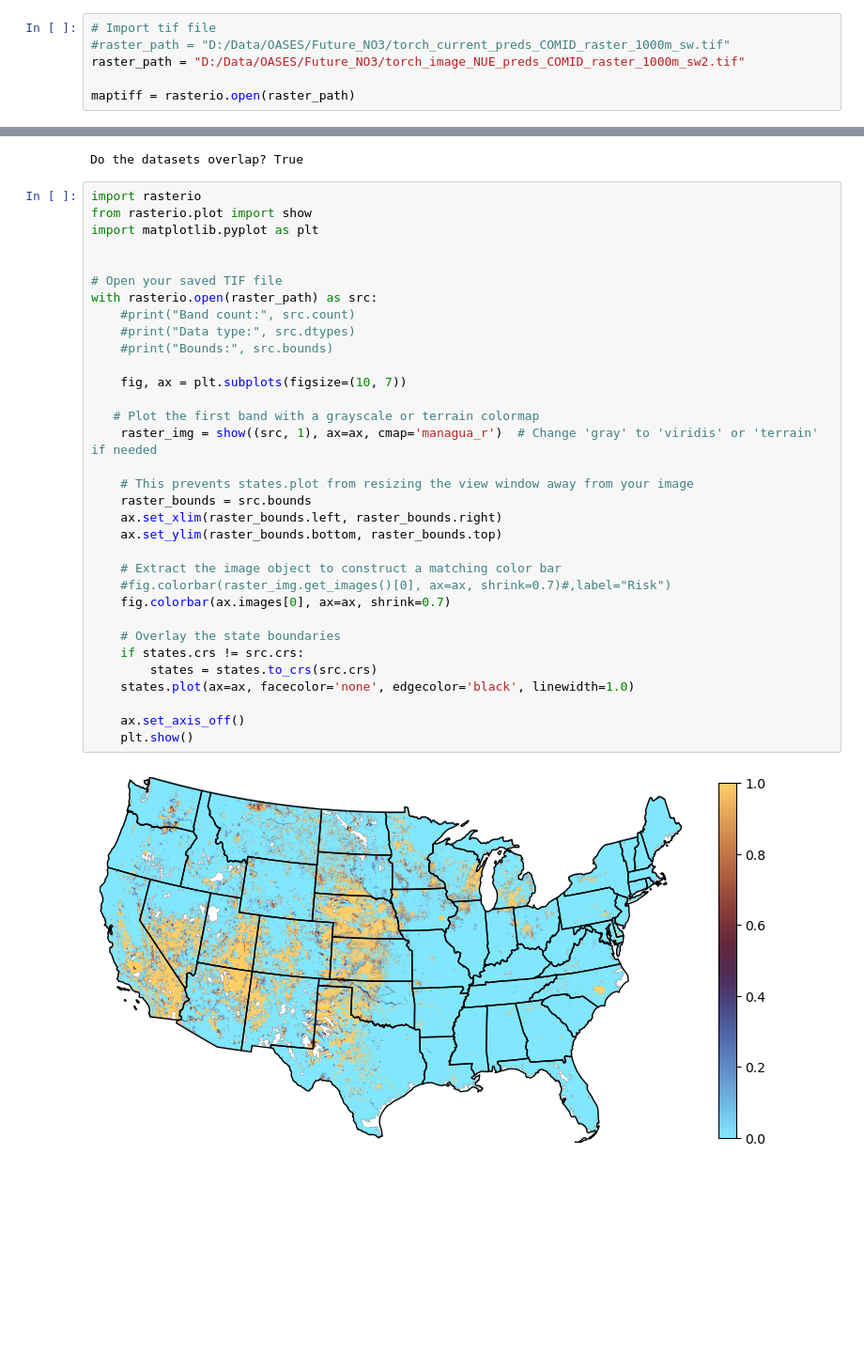
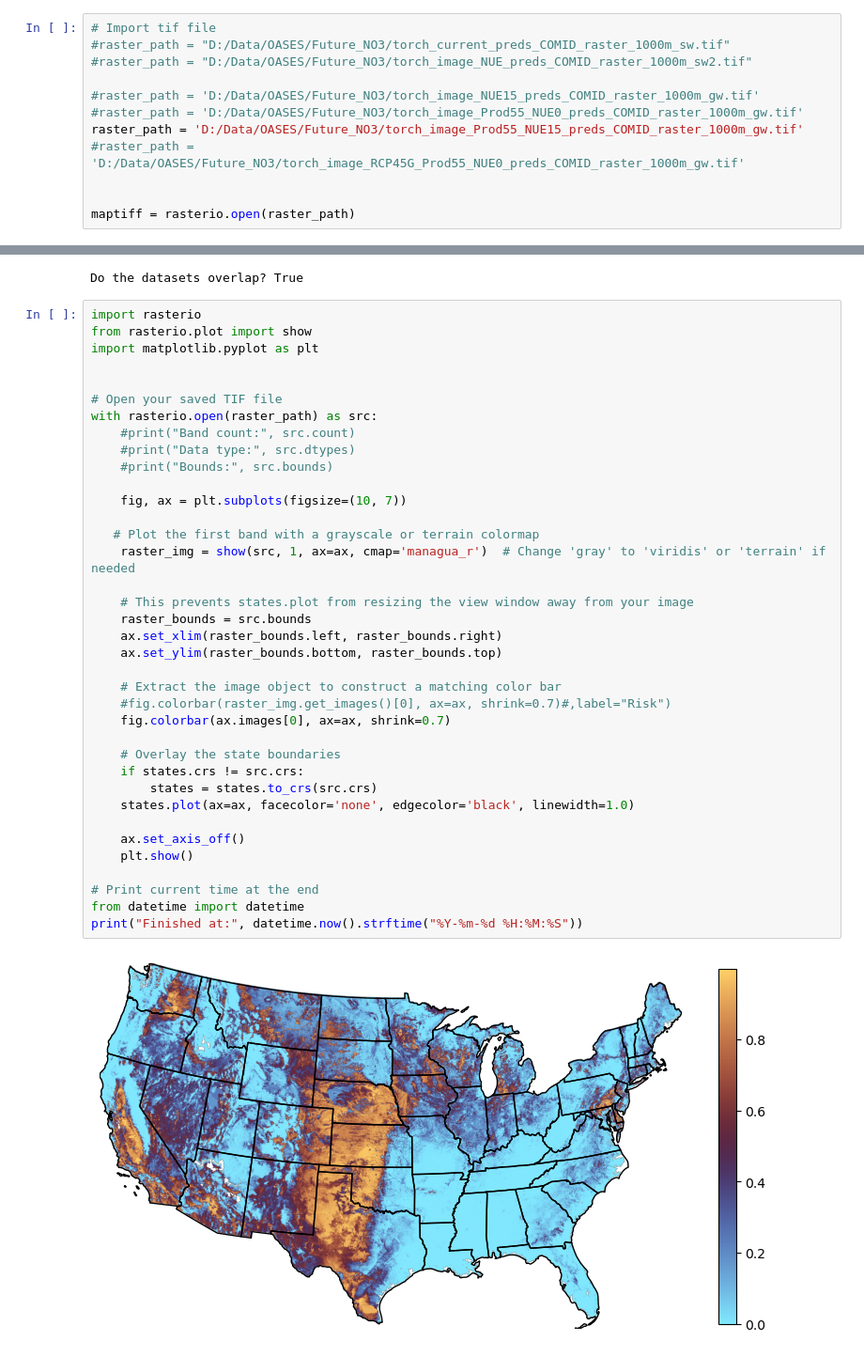
Before and after one commit to mpennino/Future_DW_NO3, a Jupyter notebook: Code/Future_Just_Map.ipynb, the cells around one changed output, grey strips where cells are left out. Shown at 94% size. Cells and saved outputs as stored; diff of their text form; blank space fills up the shorter version.

```diff
--- a/Code/Future_Just_Map.ipynb
+++ b/Code/Future_Just_Map.ipynb
@@ -10,7 +10,13 @@ states = gpd.read_file(states_path)
 # %%
 # Import tif file
 #raster_path = "D:/Data/OASES/Future_NO3/torch_current_preds_COMID_raster_1000m_sw.tif"
-raster_path = "D:/Data/OASES/Future_NO3/torch_image_NUE_preds_COMID_raster_1000m_sw2.tif"
+#raster_path = "D:/Data/OASES/Future_NO3/torch_image_NUE_preds_COMID_raster_1000m_sw2.tif"
+
+#raster_path = 'D:/Data/OASES/Future_NO3/torch_image_NUE15_preds_COMID_raster_1000m_gw.tif'
+#raster_path = 'D:/Data/OASES/Future_NO3/torch_image_Prod55_NUE0_preds_COMID_raster_1000m_gw.tif'
+raster_path = 'D:/Data/OASES/Future_NO3/torch_image_Prod55_NUE15_preds_COMID_raster_1000m_gw.tif'
+#raster_path = 'D:/Data/OASES/Future_NO3/torch_image_RCP45G_Prod55_NUE0_preds_COMID_raster_1000m_gw.tif'
+
 
 maptiff = rasterio.open(raster_path)
 # %%
@@ -64,32 +70,36 @@ from rasterio.plot import show
 import matplotlib.pyplot as plt
 
 
 # Open your saved TIF file
 with rasterio.open(raster_path) as src:
     #print("Band count:", src.count)
     #print("Data type:", src.dtypes)
     #print("Bounds:", src.bounds)
 
     fig, ax = plt.subplots(figsize=(10, 7))
 
    # Plot the first band with a grayscale or terrain colormap
-    raster_img = show((src, 1), ax=ax, cmap='managua_r')  # Change 'gray' to 'viridis' or 'terrain' if needed
+    raster_img = show(src, 1, ax=ax, cmap='managua_r')  # Change 'gray' to 'viridis' or 'terrain' if needed
 
     # This prevents states.plot from resizing the view window away from your image
     raster_bounds = src.bounds
     ax.set_xlim(raster_bounds.left, raster_bounds.right)
     ax.set_ylim(raster_bounds.bottom, raster_bounds.top)
 
     # Extract the image object to construct a matching color bar
     #fig.colorbar(raster_img.get_images()[0], ax=ax, shrink=0.7)#,label="Risk")
     fig.colorbar(ax.images[0], ax=ax, shrink=0.7)
 
     # Overlay the state boundaries
     if states.crs != src.crs:
         states = states.to_crs(src.crs)
     states.plot(ax=ax, facecolor='none', edgecolor='black', linewidth=1.0)
 
     ax.set_axis_off()
     plt.show()
+
+# Print current time at the end
+from datetime import datetime
+print("Finished at:", datetime.now().strftime("%Y-%m-%d %H:%M:%S"))
 # %% [output]
-[figure, old version]
+[figure, new version]
```
Also changed, not shown: parts of 3 cells of this notebook.
